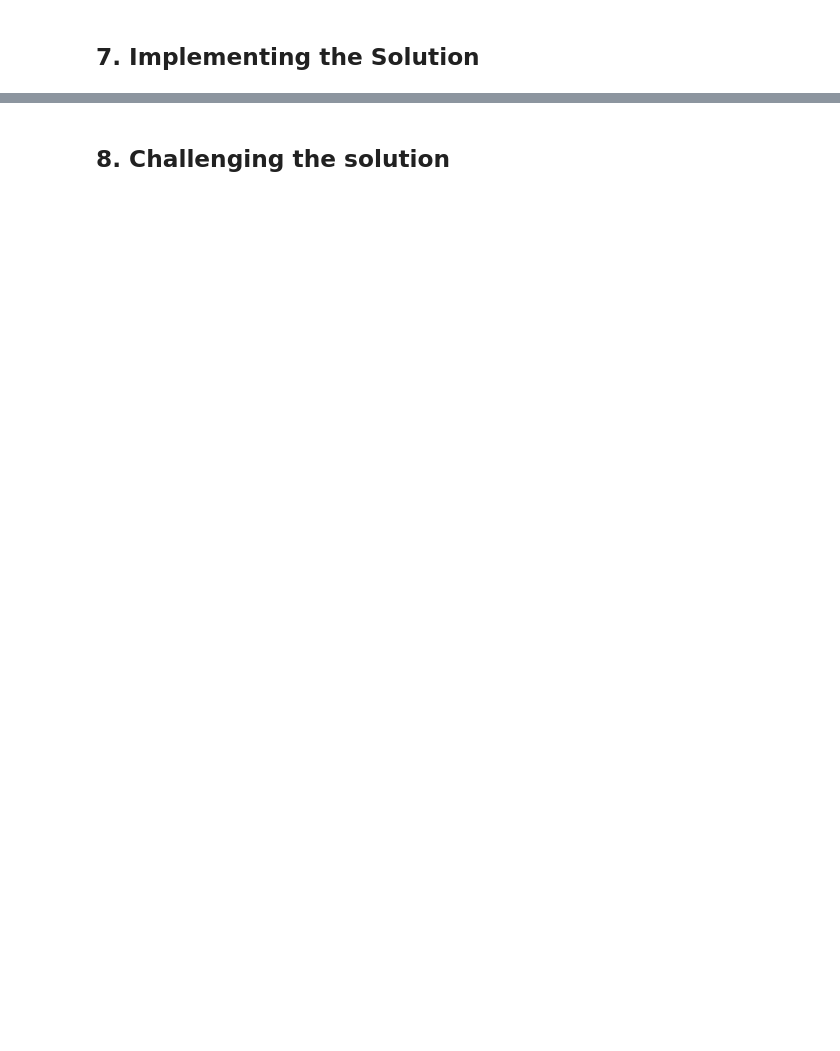
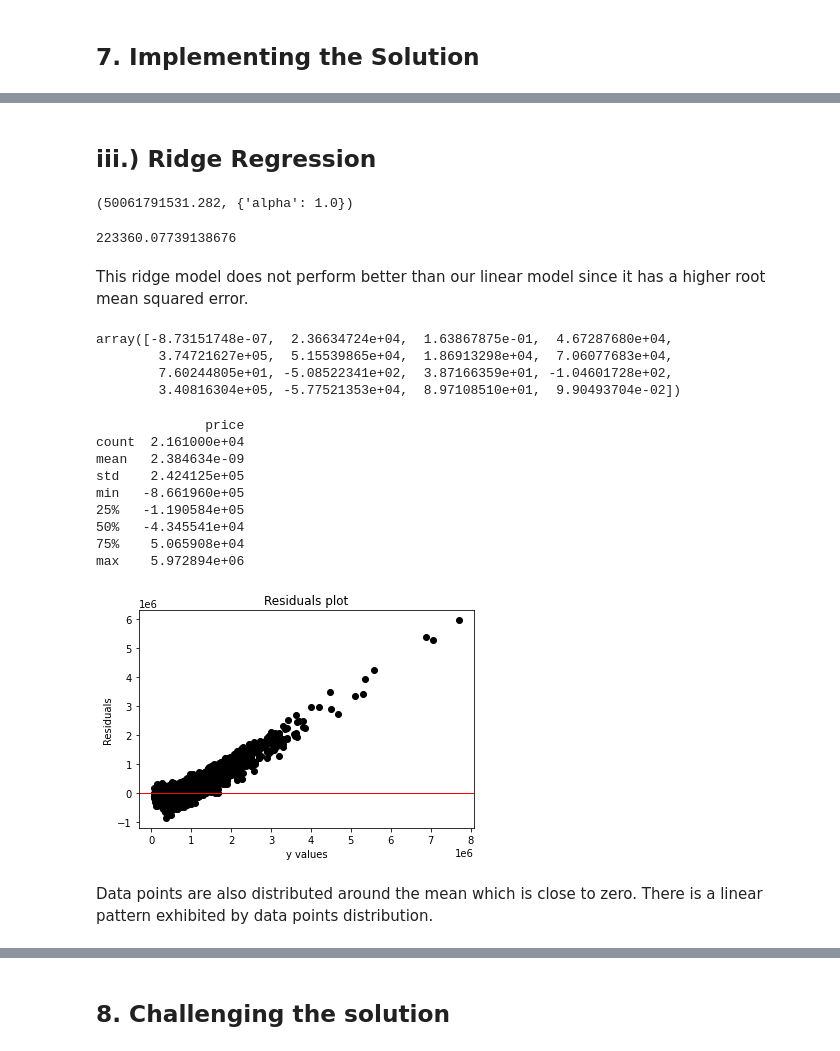
Before and after one commit to Magguire/Magguire, a Jupyter notebook: module_2_core_week_II_ip.ipynb, the cells around one changed output, grey strips where cells are left out. Saved outputs shown, nothing was run; the diff lists cells and outputs as text; code cells hidden in the pictures; blank space fills up the shorter version.

```diff
--- a/module_2_core_week_II_ip.ipynb
+++ b/module_2_core_week_II_ip.ipynb
@@ -950,0 +701,68 @@ The logistic regression model is overfitting the data.
+# %% [markdown]
+## iii.) Ridge Regression
+# %%
+# ridge regression with hyperparameter tuning
+
+X = df.drop(['price'], axis=1)
+y = df['price']
+
+
+from sklearn.linear_model import Ridge
+from sklearn.model_selection import GridSearchCV
+
+ridge = Ridge(normalize=True)
+search = GridSearchCV(estimator=ridge,param_grid={'alpha':np.logspace(0,2000, 30)},scoring='neg_mean_squared_error',n_jobs=1,refit=True,cv=10)
+
+search.fit(X,y)
+abs(search.best_score_), search.best_params_
+# %% [output]
+(50061791531.282, {'alpha': 1.0})
+# %%
+# We can confirm this by fitting our model with the ridge information and finding
+# the mean squared error below
+#
+ridge = Ridge(normalize=True,alpha=1.0)
+ridge.fit(X,y)
+y_pred=ridge.predict(X)
+second_model = np.sqrt(mean_squared_error(y,y_pred))
+print(second_model)
+# %% [output]
+223360.07739138676
+# %% [markdown]
+This ridge model does not perform better than our linear model since it has a higher root mean squared error.
+# %%
+ridge.coef_
+# %% [output]
+array([-8.73151748e-07,  2.36634724e+04,  1.63867875e-01,  4.67287680e+04,
+        3.74721627e+05,  5.15539865e+04,  1.86913298e+04,  7.06077683e+04,
+        7.60244805e+01, -5.08522341e+02,  3.87166359e+01, -1.04601728e+02,
+        3.40816304e+05, -5.77521353e+04,  8.97108510e+01,  9.90493704e-02])
+# %%
+# analyze residuals
+
+residuals = np.subtract(y, y_pred)
+
+res = pd.DataFrame(residuals)
+print(res.describe())
+
+# plot residuals
+
+plt.scatter(y, residuals, color='black')
+plt.axhline(y= residuals.mean(), color='red', linewidth=1)
+plt.title('Residuals plot')
+plt.xlabel('y values')
+plt.ylabel('Residuals')
+plt.show()
+# %% [output]
+              price
+count  2.161000e+04
+mean   2.384634e-09
+std    2.424125e+05
+min   -8.661960e+05
+25%   -1.190584e+05
+50%   -4.345541e+04
+75%    5.065908e+04
+max    5.972894e+06
+[figure, added]
+# %% [markdown]
+Data points are also distributed around the mean which is close to zero. There is a linear pattern exhibited by data points distribution.
```
Also changed, not shown: parts of 120 cells of this notebook.
